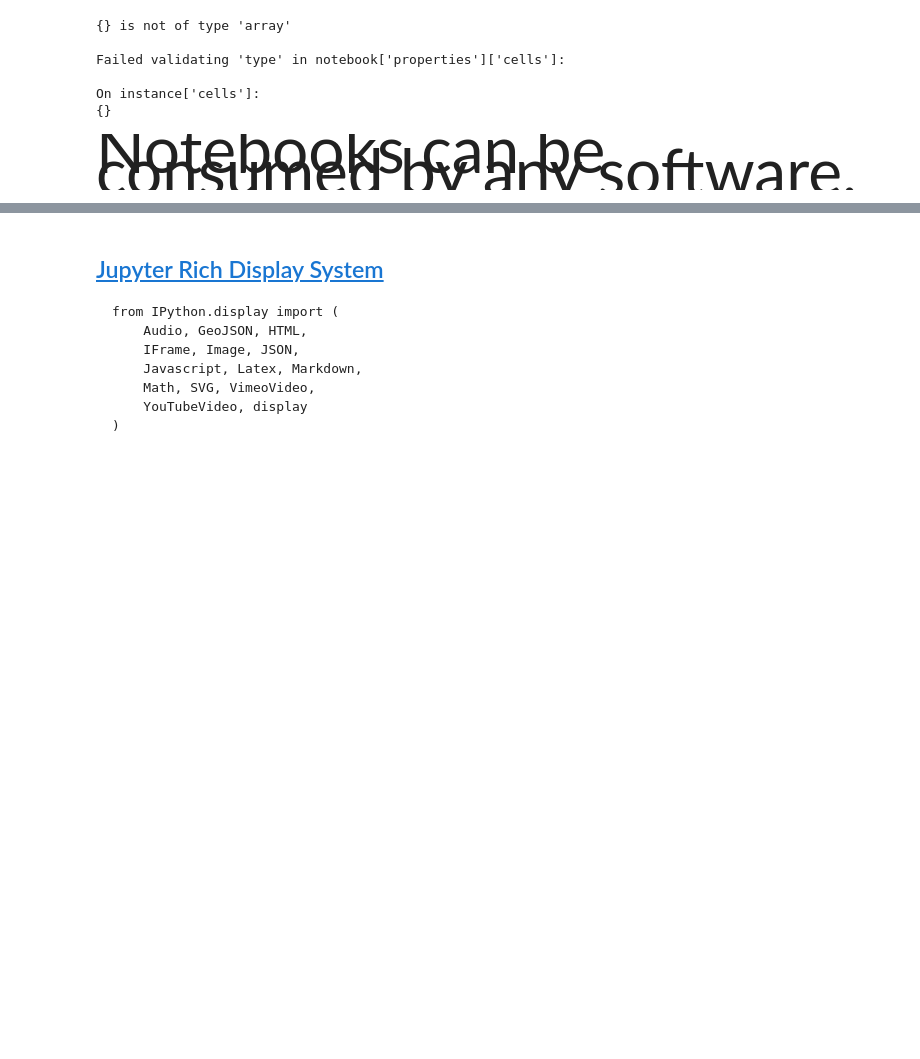
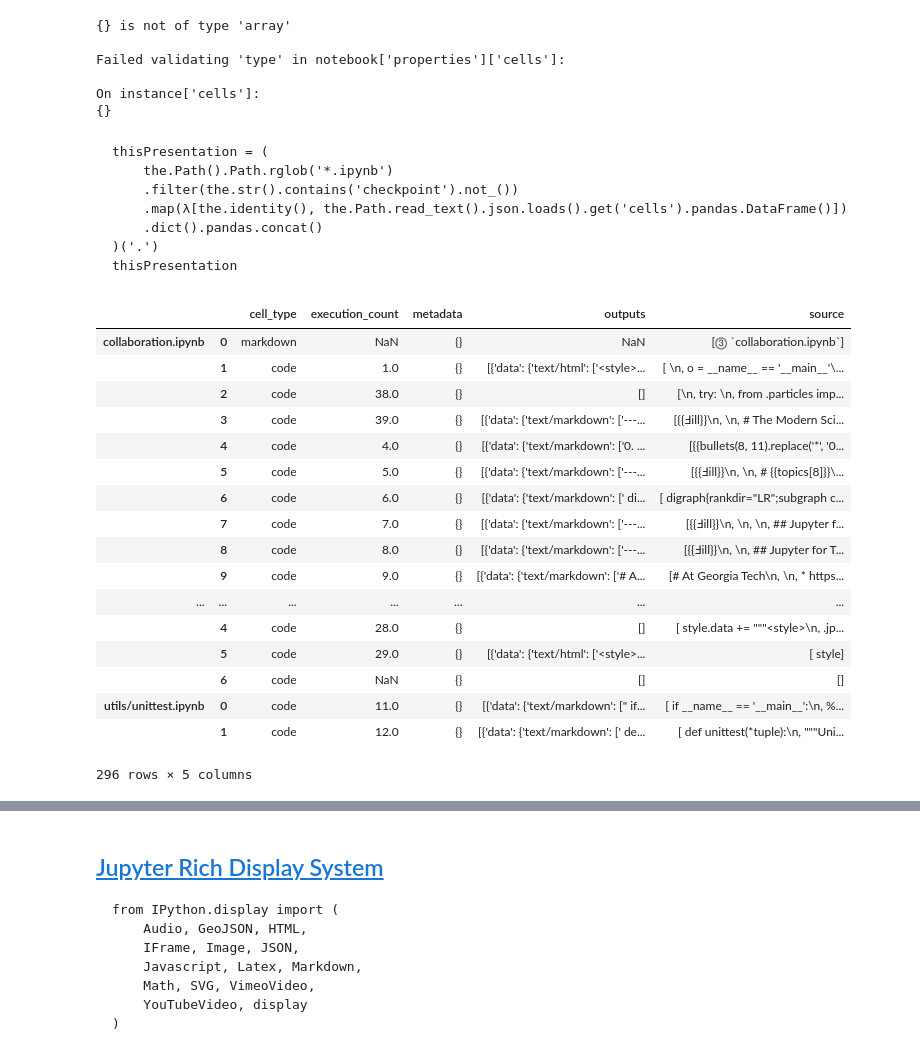
Before and after one commit to tonyfast/ten, a Jupyter notebook: ten/technical.ipynb, the cells around one changed output, grey strips where cells are left out. Drawn from its saved outputs; the diff is of its cells as text; code cells hidden in the pictures; blank space fills up the shorter version.

```diff
--- a/ten/technical.ipynb
+++ b/ten/technical.ipynb
@@ -134,10 +138,40 @@ Failed validating 'type' in notebook['properties']['cells']:
 
 On instance['cells']:
 {}
-# %%
-<div style="font-size: 4rem;">Notebooks can be consumed by any software.</div>
-# %% [output]
-<div style="font-size: 4rem;">Notebooks can be consumed by any software.</div>
+# %%
+    thisPresentation = (
+        the.Path().Path.rglob('*.ipynb')
+        .filter(the.str().contains('checkpoint').not_())
+        .map(λ[the.identity(), the.Path.read_text().json.loads().get('cells').pandas.DataFrame()])
+        .dict().pandas.concat()
+    )('.')
+    thisPresentation
+# %% [output]
+    thisPresentation = (
+        the.Path().Path.rglob('*.ipynb')
+        .filter(the.str().contains('checkpoint').not_())
+        .map(λ[the.identity(), the.Path.read_text().json.loads().get('cells').pandas.DataFrame()])
+        .dict().pandas.concat()
+    )('.')
+    thisPresentation
+|  |  | cell_type | execution_count | metadata | outputs | source |
+| collaboration.ipynb | 0 | markdown | NaN | {} | NaN | [⓷ `collaboration.ipynb`] |
+|  | 1 | code | 1.0 | {} | [{'data': {'text/html': ['<style>... | [ \n, o = __name__ == '__main__'\... |
+|  | 2 | code | 38.0 | {} | [] | [\n, try: \n, from .particles imp... |
+|  | 3 | code | 39.0 | {} | [{'data': {'text/markdown': ['---... | [{{Ⅎill}}\n, \n, # The Modern Sci... |
+|  | 4 | code | 4.0 | {} | [{'data': {'text/markdown': ['0. ... | [{{bullets(8, 11).replace('*', '0... |
+|  | 5 | code | 5.0 | {} | [{'data': {'text/markdown': ['---... | [{{Ⅎill}}\n, \n, # {{topics[8]}}\... |
+|  | 6 | code | 6.0 | {} | [{'data': {'text/markdown': [' di... | [ digraph{rankdir="LR";subgraph c... |
+|  | 7 | code | 7.0 | {} | [{'data': {'text/markdown': ['---... | [{{Ⅎill}}\n, \n, \n, ## Jupyter f... |
+|  | 8 | code | 8.0 | {} | [{'data': {'text/markdown': ['---... | [{{Ⅎill}}\n, \n, ## Jupyter for T... |
+|  | 9 | code | 9.0 | {} | [{'data': {'text/markdown': ['# A... | [# At Georgia Tech\n, \n, * https... |
+| ... | ... | ... | ... | ... | ... | ... |
+|  | 4 | code | 28.0 | {} | [] | [ style.data += """<style>\n, .jp... |
+|  | 5 | code | 29.0 | {} | [{'data': {'text/html': ['<style>... | [ style] |
+|  | 6 | code | NaN | {} | [] | [] |
+| utils/unittest.ipynb | 0 | code | 11.0 | {} | [{'data': {'text/markdown': [" if... | [ if __name__ == '__main__':\n, %... |
+|  | 1 | code | 12.0 | {} | [{'data': {'text/markdown': [' de... | [ def unittest(*tuple):\n, """Uni... |
+296 rows × 5 columns
 # %%
 {{Ⅎill}}
 
```
Also changed, not shown: parts of 16 cells of this notebook, 2 other files.
